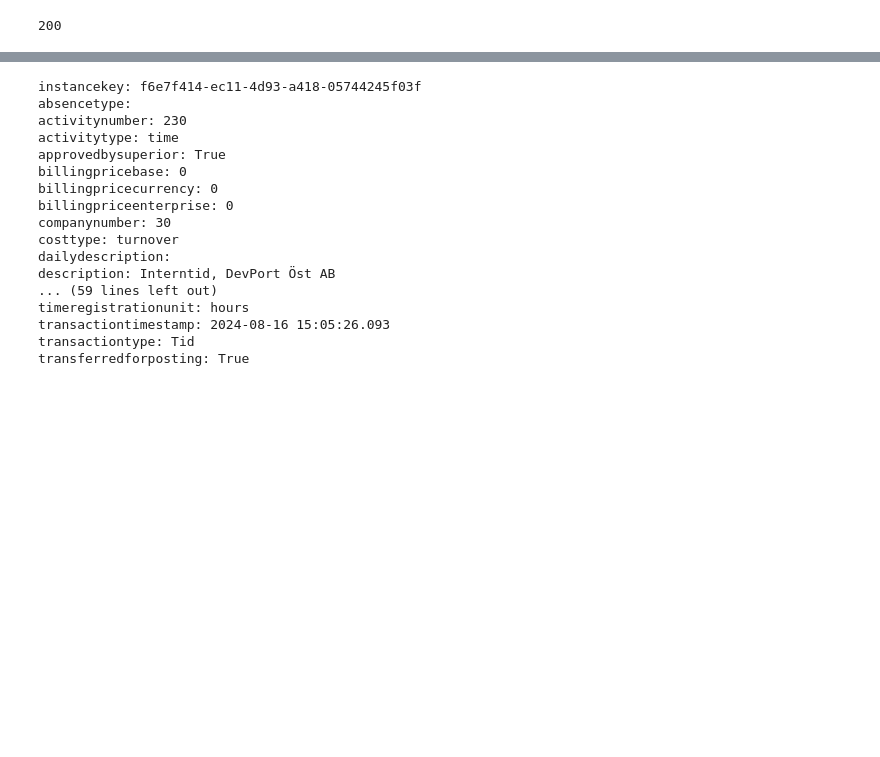
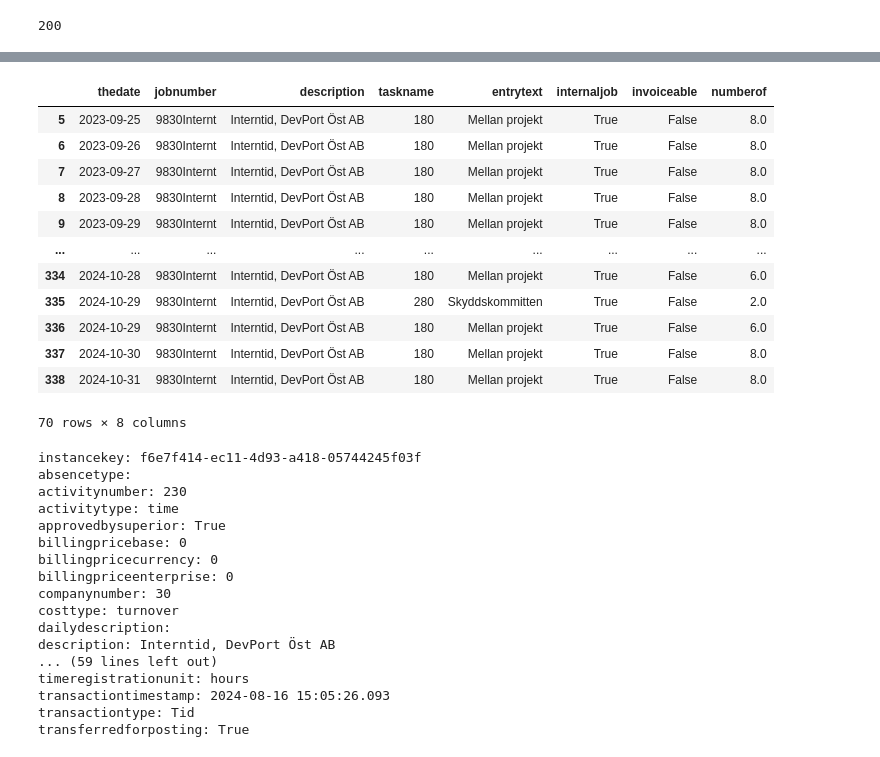
Before and after one commit to leofrossling/variable-salary-models, a Jupyter notebook: read_timesheets.ipynb, the cells around one changed output, grey strips where cells are left out. Cells and saved outputs as stored; diff of their text form; code cells hidden in the pictures; blank space fills up the shorter version.

```diff
--- a/read_timesheets.ipynb
+++ b/read_timesheets.ipynb
@@ -74,0 +122,2 @@ records
+# %%
+df_filtered["thedate"] = df["thedate"].astype('datetime64[ns]')
@@ -75,3 +145,20 @@ records
+# %%
+df_grouped = df_filtered.groupby(pd.Grouper(key='thedate', axis=0, freq='ME'))
+df_grouped.tail()
+# %% [output]
+|  | thedate | jobnumber | description | taskname | entrytext | internaljob | invoiceable | numberof |
+| 5 | 2023-09-25 | 9830Internt | Interntid, DevPort Öst AB | 180 | Mellan projekt | True | False | 8.0 |
+| 6 | 2023-09-26 | 9830Internt | Interntid, DevPort Öst AB | 180 | Mellan projekt | True | False | 8.0 |
+| 7 | 2023-09-27 | 9830Internt | Interntid, DevPort Öst AB | 180 | Mellan projekt | True | False | 8.0 |
+| 8 | 2023-09-28 | 9830Internt | Interntid, DevPort Öst AB | 180 | Mellan projekt | True | False | 8.0 |
+| 9 | 2023-09-29 | 9830Internt | Interntid, DevPort Öst AB | 180 | Mellan projekt | True | False | 8.0 |
+| ... | ... | ... | ... | ... | ... | ... | ... | ... |
+| 334 | 2024-10-28 | 9830Internt | Interntid, DevPort Öst AB | 180 | Mellan projekt | True | False | 6.0 |
+| 335 | 2024-10-29 | 9830Internt | Interntid, DevPort Öst AB | 280 | Skyddskommitten | True | False | 2.0 |
+| 336 | 2024-10-29 | 9830Internt | Interntid, DevPort Öst AB | 180 | Mellan projekt | True | False | 6.0 |
+| 337 | 2024-10-30 | 9830Internt | Interntid, DevPort Öst AB | 180 | Mellan projekt | True | False | 8.0 |
+| 338 | 2024-10-31 | 9830Internt | Interntid, DevPort Öst AB | 180 | Mellan projekt | True | False | 8.0 |
+70 rows × 8 columns
 # %%
 for k,v in records[0]["data"].items():
     print(f"{k}: {v}")
```
Also changed, not shown: parts of 11 cells of this notebook, 4 other files.
